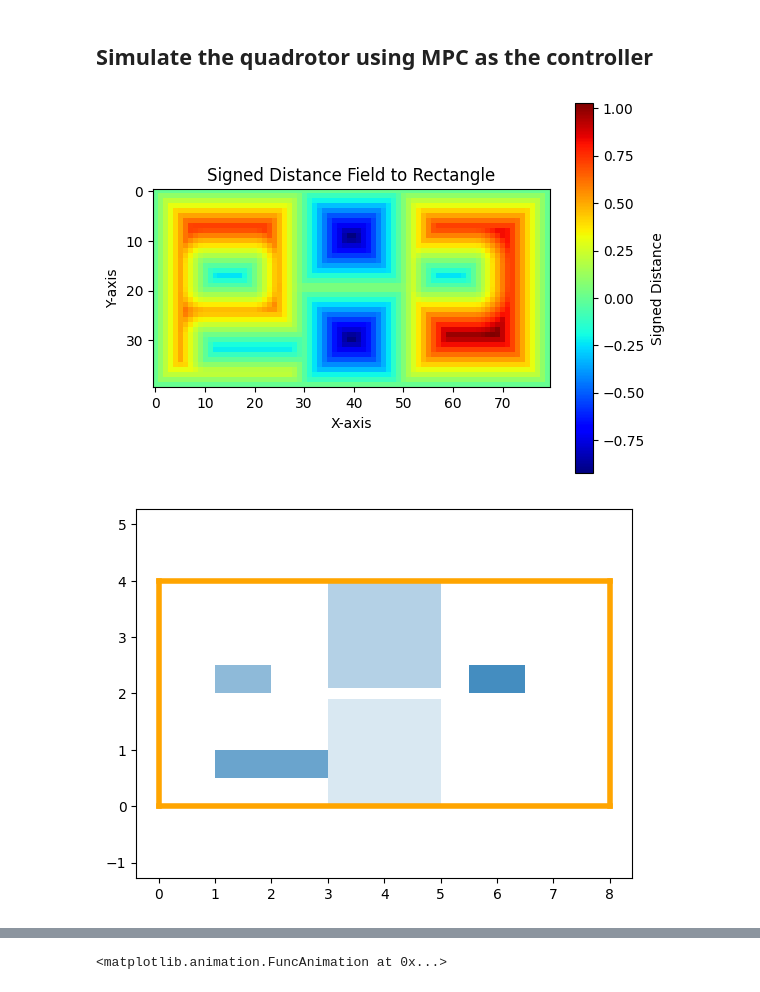
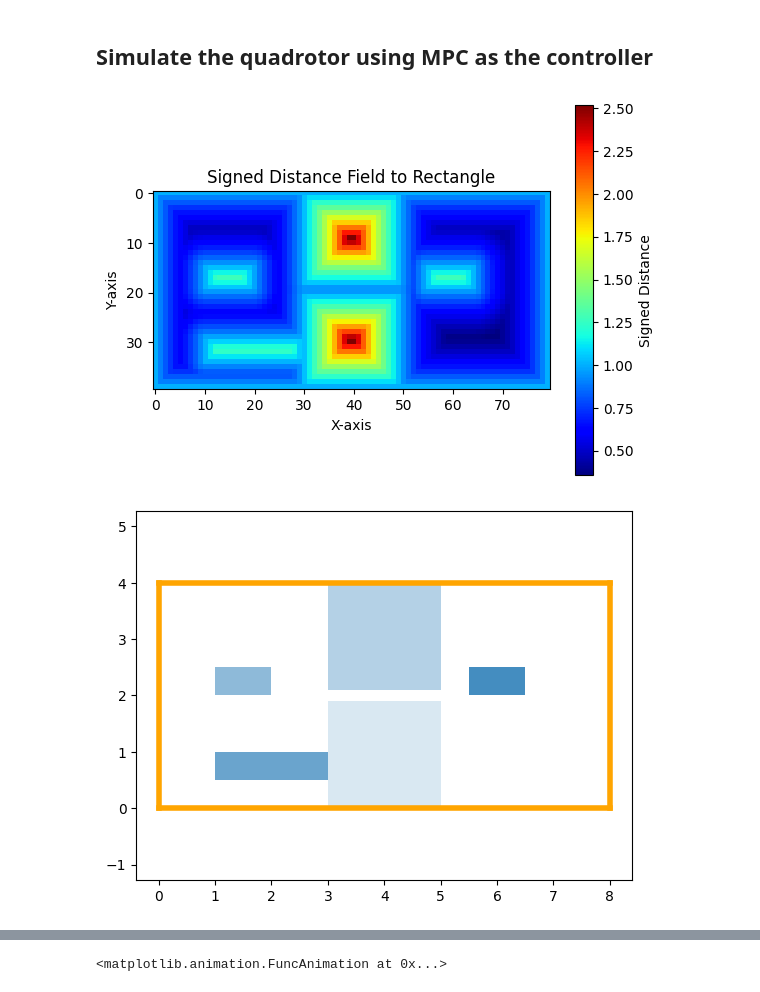
Before and after one commit to clee009/MEAM517-Final-Project, a Jupyter notebook: final_project.ipynb, the cells around one changed output, grey strips where cells are left out. Cells and saved outputs as stored; diff of their text form; code cells hidden in the pictures.

Commit message:
barrier okay!

```diff
--- a/final_project.ipynb
+++ b/final_project.ipynb
@@ -10,36 +10,36 @@ Creates the Quadrotor object and loads in the animation code.
 import torch
 from lqrrt import PathPlannerLQRRT
 
 from quadrotor import QuadrotorPendulum
 from animation import Animation
 from world import Obstacles
 from world import SignedDistanceField
 import matplotlib.pyplot as plt
 
 import numpy as np
 
 # Weights of LQR cost
 R = np.eye(2)
 Q = np.diag([10, 10, 1, 1, 1, 1, 1, 1])
 Qf = Q
 
 # End time of the simulation
 tf = 10
 
 # Construct our quadrotor controller
 x0 = np.array([2, 3, 0, 0, 0, 0, 0, 0])
 xf = np.array([6, 3, 0, 0, 0, 0, 0, 0])
 quadrotor = QuadrotorPendulum(Q, R, Qf, xf, input_max=30)
-sdf = SignedDistanceField("./configs/world_complex.yaml")
+sdf = SignedDistanceField("./configs/world_complex.yaml", gamma=1)
 
 with torch.no_grad():
-    sdf.plot_sdf()
+    sdf.plot_barrier()
 
 sdf.plot_obs(plt.gca())
 plt.axis('equal')
 plt.show()
 # %% [output]
-[figure, old version]
+[figure, new version]
 [figure]
 # %% [markdown]
 <a style='text-decoration:none;line-height:16px;display:flex;color:#5B5B62;padding:10px;justify-content:end;' href='https://deepnote.com?utm_source=created-in-deepnote-cell&projectId=bc24b42c-2384-48c3-b1e2-6f6c0205f5f5' target="_blank">
```
Also changed, not shown: 5 other files.
